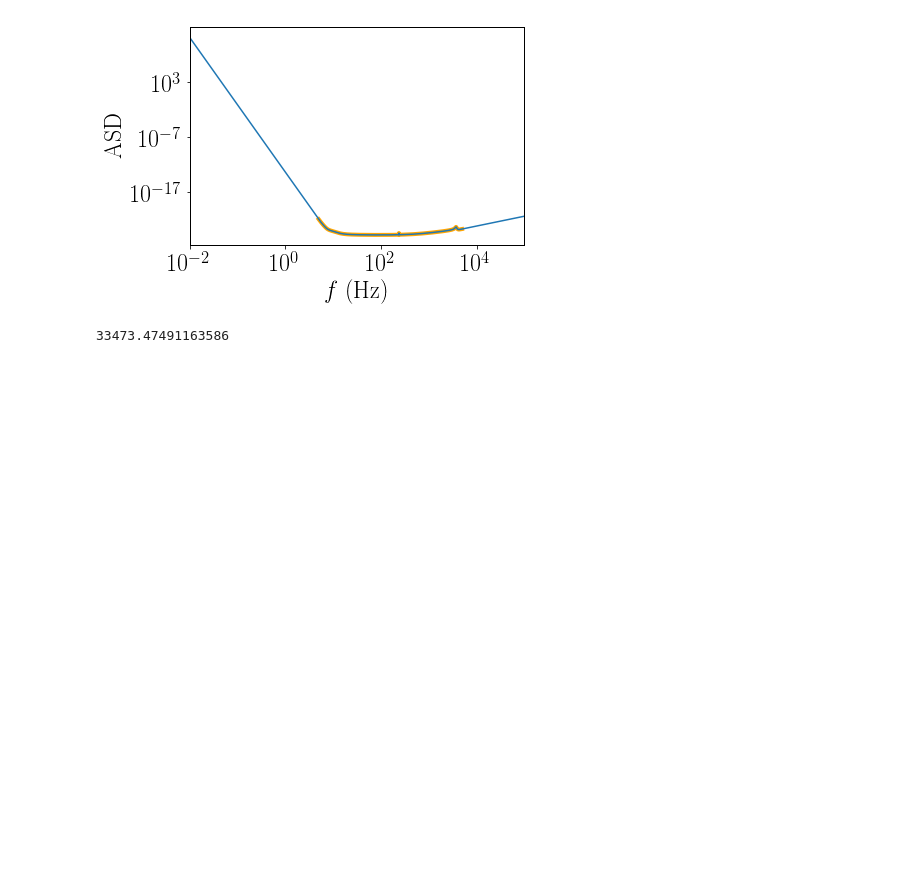
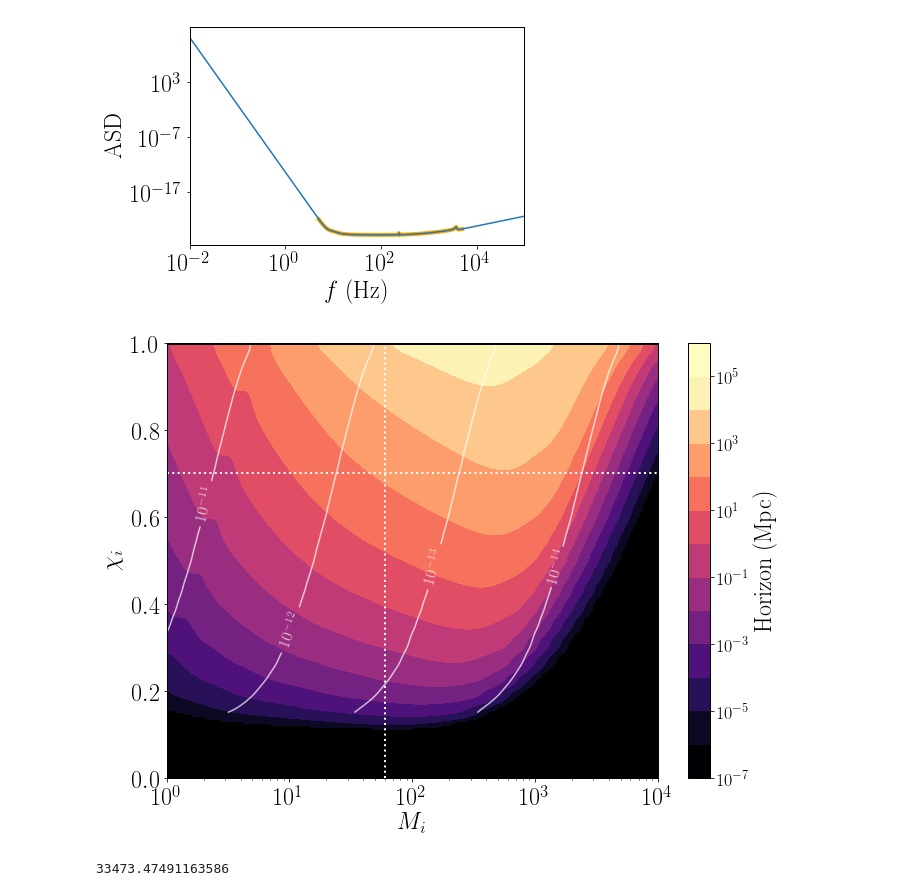
Before and after one commit to maxisi/gwaxion, a Jupyter notebook: examples/horizon_DE.ipynb, the cells around one changed output. Cells and saved outputs as stored; diff of their text form; code cells hidden in the pictures; blank space fills up the shorter version.

```diff
--- a/examples/horizon_DE.ipynb
+++ b/examples/horizon_DE.ipynb
@@ -584,3 +745,58 @@ C = z_to_dl(10**df_cond['log_zH_ce'])
+# %%
+X = df_max['mbh'].reshape(n_chi, n_mass)
+Y = df_max['chi'].reshape(n_chi, n_mass)
+logzs = np.ma.masked_array(df_max['log_zH_ce'], mask=((df_max['fgw']<0.01) | (df_max['fgw']>1E6) | (df_max['h0']<1E-40)))
+Z = z_to_dl(10**logzs).reshape(n_chi, n_mass)
+## smooth the contours
+Z = utilities.smooth_data(Z, vmin=zmin)
+
+x = df_cond['mbh']
+y = df_cond['chi']
+C = z_to_dl(10**df_cond['log_zH_ce'])
+
+# contours
+
+fig, ax = plt.subplots(1, figsize=(11,8))
+
+zmin, zmax = 1E-6, 1E5
+norm = matplotlib.colors.LogNorm(vmin=zmin, vmax=zmax)
+
+cm = ax.contourf(X, Y, Z, cmap='magma', locator=ticker.LogLocator(numticks=48,base=10), norm=norm)
+
+## let's add boson mass contours
+Z = utilities.smooth_data(df_max['boson'].reshape(n_chi, n_mass), sigma=3)
+Z = np.ma.masked_array(Z, mask=((Y<0.15) | (Z<5E-15)))
+cs = ax.contour(X, Y, Z, colors='white', locator=ticker.LogLocator(numticks=48,base=10), alpha=0.7)
+fmt = lambda v: r"$10^{%i}$" % np.log10(v)
+locs = None#[(2E3, 0.5), (2E2, 0.5), (2E1, 0.5), (2E0, 0.5)]
+plt.clabel(cs, inline=1, fmt=fmt, fontsize=16, use_clabeltext=True, manual=locs)
+
+# plot vertical line at 60 Msun
+ax.axvline(60, c='w', ls=':', lw=2)
+ax.axhline(0.7, c='w', ls=':', lw=2)
+
+# add colorbar
+#m = plt.cm.ScalarMappable(cmap='magma')
+#m.set_array(Z_denoised)
+#m.set_clim(1e-6, 1e3)
+cb = plt.colorbar(cm, label=r'Horizon (Mpc)', extend='both')
+cb.ax.tick_params(labelsize=18)
+
+plt.xlabel(r'$M_i$')
+plt.ylabel(r'$\chi_i$')
+ax.patch.set_facecolor("black")
+
+ax.set_xscale('log')
+
+ax.set_xlim(1, 1E4)
+ax.set_ylim(0, 1)
+
+fig.savefig('cont_chi_mbh_range_ce_DE.pdf', bbox_inches='tight', dpi=400)
+
+plt.show()
+plt.close()
+# %% [output]
+[figure, added]
 # %%
 C.max()
 # %% [output]
```
Also changed, not shown: parts of 33 cells of this notebook, 2 other files.
